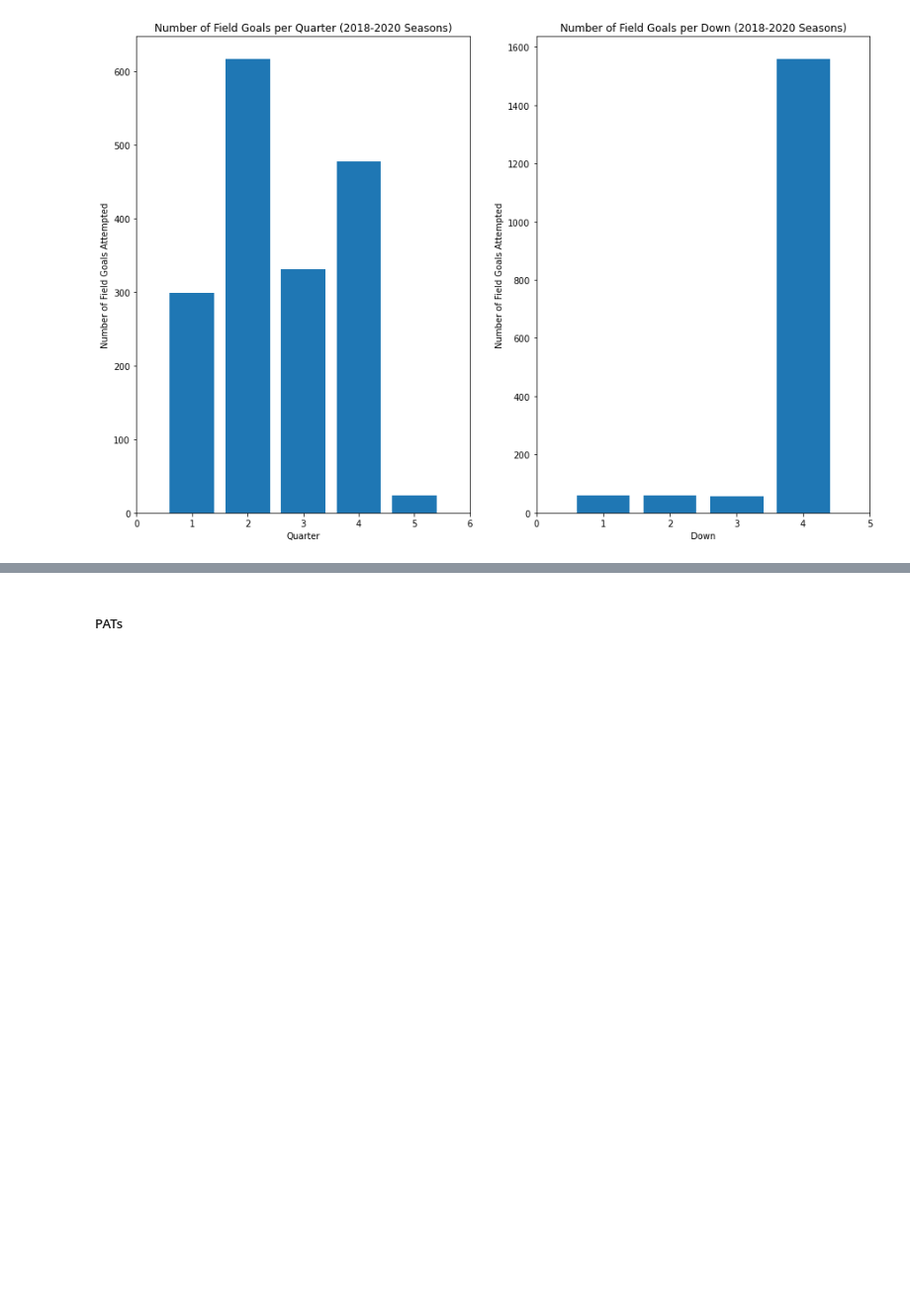
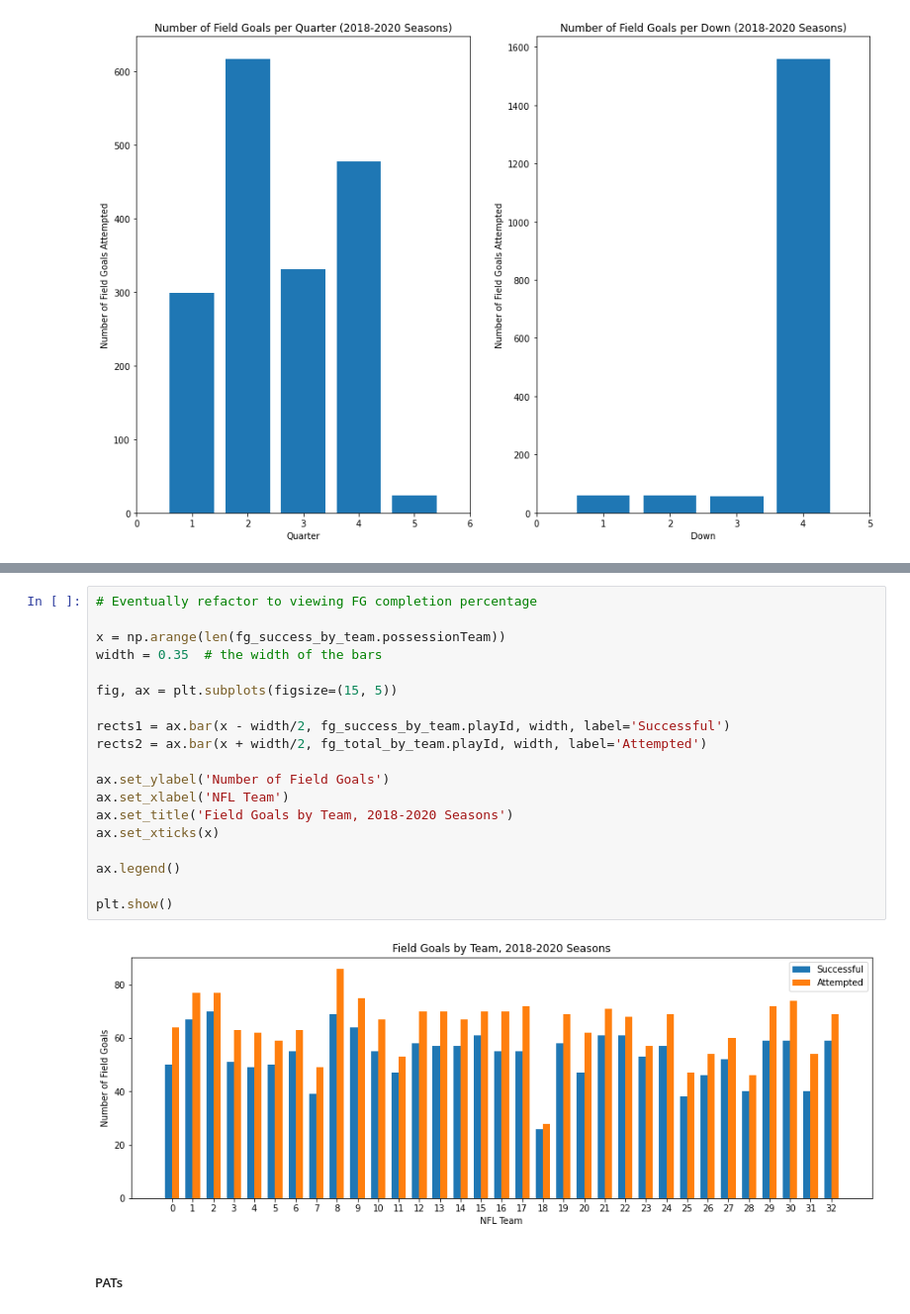
Before and after one commit to cbituin/nfl-big-data-bowl-2022, a Jupyter notebook: special-teams.ipynb, the cells around one changed output, grey strips where cells are left out. Shown: that part at 99% size. Drawn from its saved outputs; the diff is of its cells as text; blank space fills up the shorter version.

```diff
--- a/special-teams.ipynb
+++ b/special-teams.ipynb
@@ -190,3 +177,24 @@ plt.show()
+# %%
+# Eventually refactor to viewing FG completion percentage
+
+x = np.arange(len(fg_success_by_team.possessionTeam))
+width = 0.35  # the width of the bars
+
+fig, ax = plt.subplots(figsize=(15, 5))
+
+rects1 = ax.bar(x - width/2, fg_success_by_team.playId, width, label='Successful')
+rects2 = ax.bar(x + width/2, fg_total_by_team.playId, width, label='Attempted')
+
+ax.set_ylabel('Number of Field Goals')
+ax.set_xlabel('NFL Team')
+ax.set_title('Field Goals by Team, 2018-2020 Seasons')
+ax.set_xticks(x)
+
+ax.legend()
+
+plt.show()
+# %% [output]
+[figure, added]
 # %% [markdown]
 ##### PATs
 # %%
```
Also changed, not shown: parts of 8 cells of this notebook.
